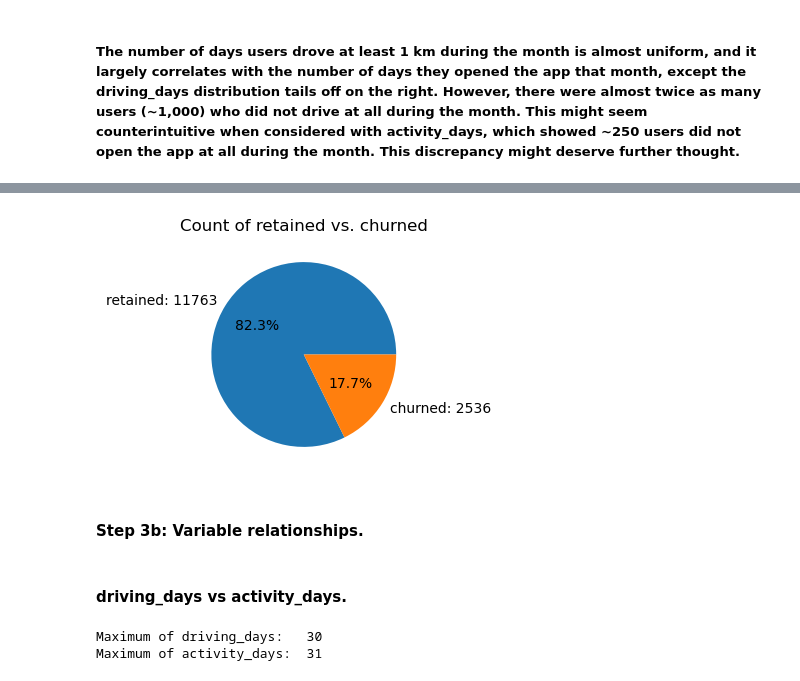
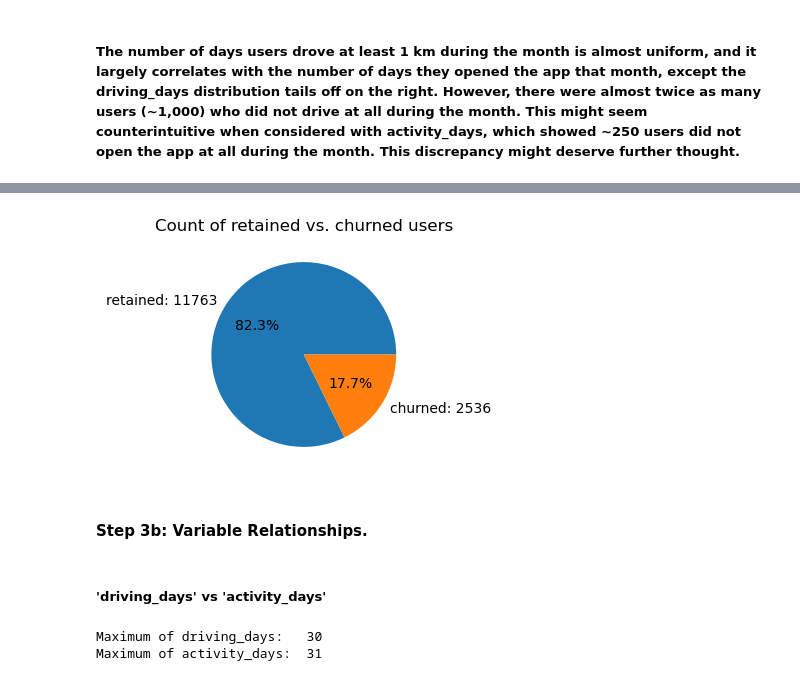
Before and after one commit to mike3763/Churn-prediction, a Jupyter notebook: Waze.ipynb, the cells around one changed output, grey strips where cells are left out. Saved outputs shown, nothing was run; the diff lists cells and outputs as text; code cells hidden in the pictures.

```diff
--- a/Waze.ipynb
+++ b/Waze.ipynb
@@ -431,19 +465,19 @@ plt.title('Users by device');
 # %%
 # Pie chart of 'label' (retained vc churned users)
 fig = plt.figure(figsize=(3,3))
 data=df0['label'].value_counts()
 plt.pie(data,
         labels=[f'{data.index[0]}: {data.values[0]}',
                 f'{data.index[1]}: {data.values[1]}'],
         autopct='%1.1f%%'
         )
-plt.title('Count of retained vs. churned');
+plt.title('Count of retained vs. churned users');
 # %% [output]
-[figure, old version]
+[figure, new version]
 # %% [markdown]
-#### **Step 3b: Variable relationships.**
+#### **Step 3b: Variable Relationships.**
 # %% [markdown]
-#### **driving_days vs activity_days.**
+##### **'driving_days' vs 'activity_days'**
 # %%
 # Confirm the maximum number of days for each variable, driving_days and activity_days.
 print('Maximum of driving_days:  ', df0['driving_days'].max())
```
Also changed, not shown: parts of 188 cells of this notebook.
